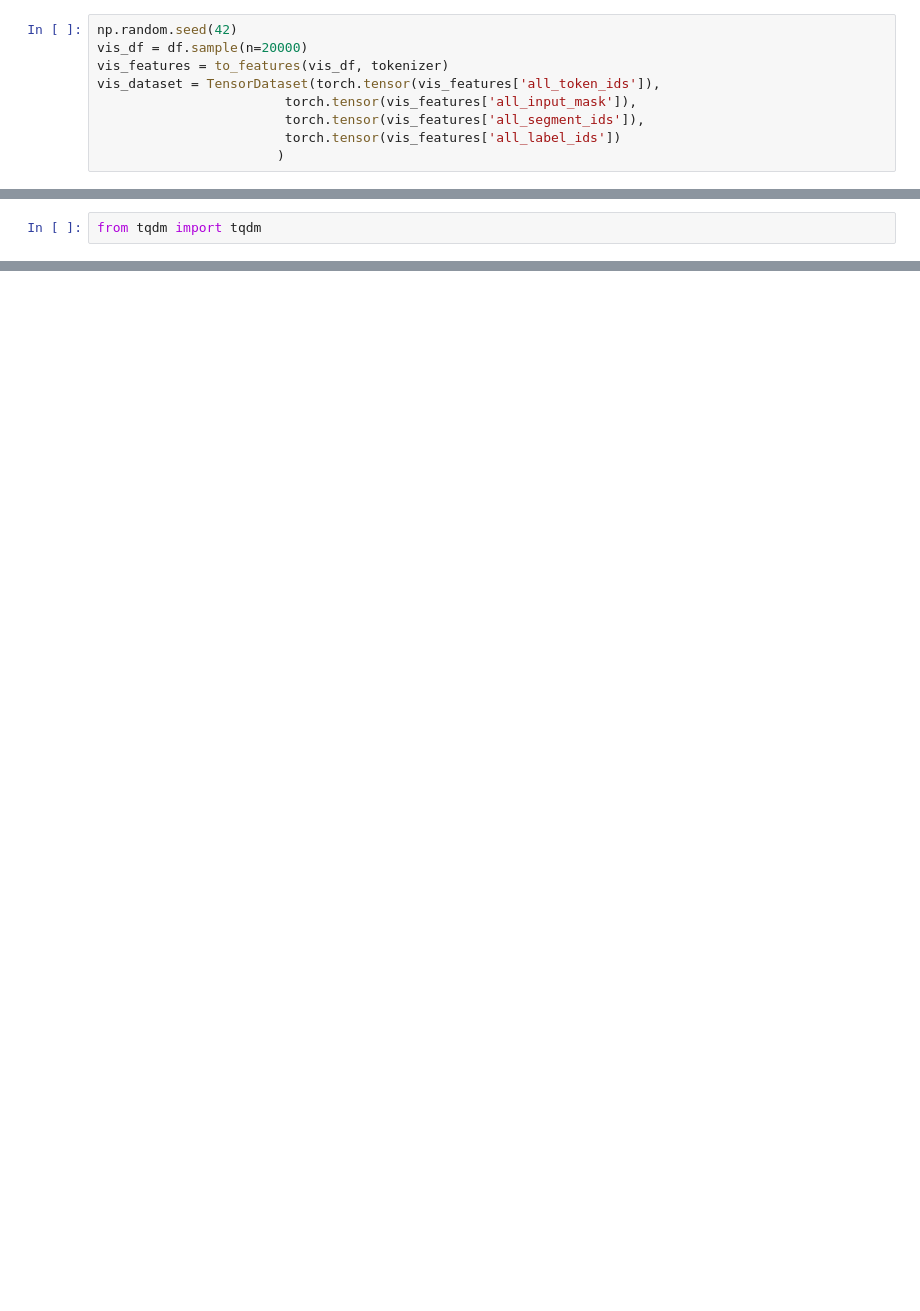
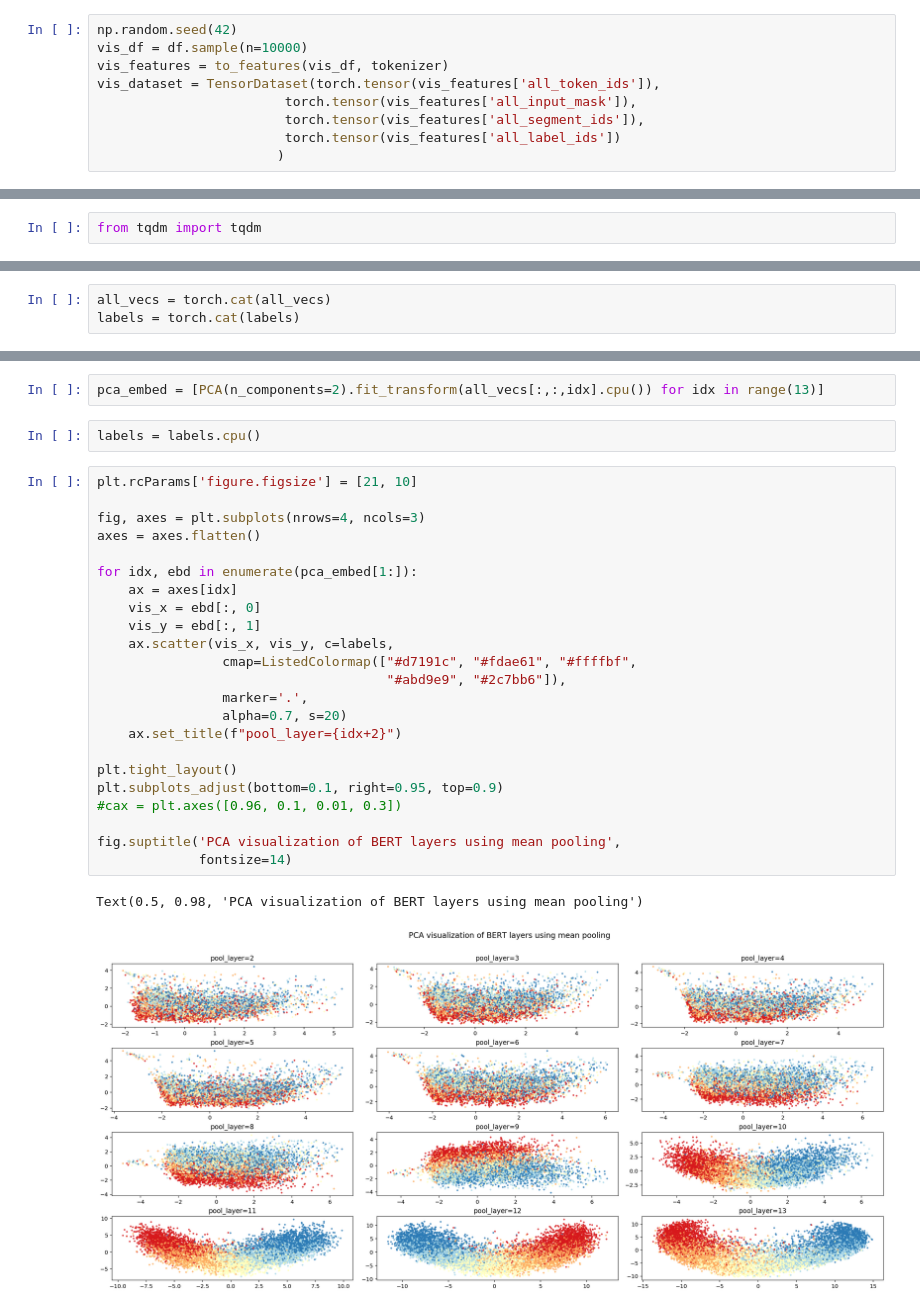
Before and after one commit to madhugopinathan/deep-nlu, a Jupyter notebook: yelp_review_classification_bert.ipynb, the cells around one changed output, grey strips where cells are left out. Cells and saved outputs as stored; diff of their text form; blank space fills up the shorter version.

Commit message:
bert layers visualisation

```diff
--- a/yelp_review_classification_bert.ipynb
+++ b/yelp_review_classification_bert.ipynb
@@ -364,6 +362,6 @@ NameError: name 'get_compound_score' is not defined
 # %%
 np.random.seed(42)
-vis_df = df.sample(n=20000)
+vis_df = df.sample(n=10000)
 vis_features = to_features(vis_df, tokenizer)
 vis_dataset = TensorDataset(torch.tensor(vis_features['all_token_ids']),
                         torch.tensor(vis_features['all_input_mask']),
@@ -407,0 +400,3 @@ NameError: name 'vis_dataloader' is not defined
+# %%
+all_vecs = torch.cat(all_vecs)
+labels = torch.cat(labels)
@@ -407,0 +406,30 @@ NameError: name 'vis_dataloader' is not defined
+# %%
+pca_embed = [PCA(n_components=2).fit_transform(all_vecs[:,:,idx].cpu()) for idx in range(13)]
+# %%
+labels = labels.cpu()
+# %%
+plt.rcParams['figure.figsize'] = [21, 10]
+
+fig, axes = plt.subplots(nrows=4, ncols=3)
+axes = axes.flatten()
+
+for idx, ebd in enumerate(pca_embed[1:]):
+    ax = axes[idx]
+    vis_x = ebd[:, 0]
+    vis_y = ebd[:, 1]
+    ax.scatter(vis_x, vis_y, c=labels,
+                cmap=ListedColormap(["#d7191c", "#fdae61", "#ffffbf",
+                                     "#abd9e9", "#2c7bb6"]),
+                marker='.',
+                alpha=0.7, s=20)
+    ax.set_title(f"pool_layer={idx+2}")
+
+plt.tight_layout()
+plt.subplots_adjust(bottom=0.1, right=0.95, top=0.9)
+#cax = plt.axes([0.96, 0.1, 0.01, 0.3])
+
+fig.suptitle('PCA visualization of BERT layers using mean pooling',
+             fontsize=14)
+# %% [output]
+Text(0.5, 0.98, 'PCA visualization of BERT layers using mean pooling')
+[figure, added]
```
Also changed, not shown: parts of 21 cells of this notebook.
